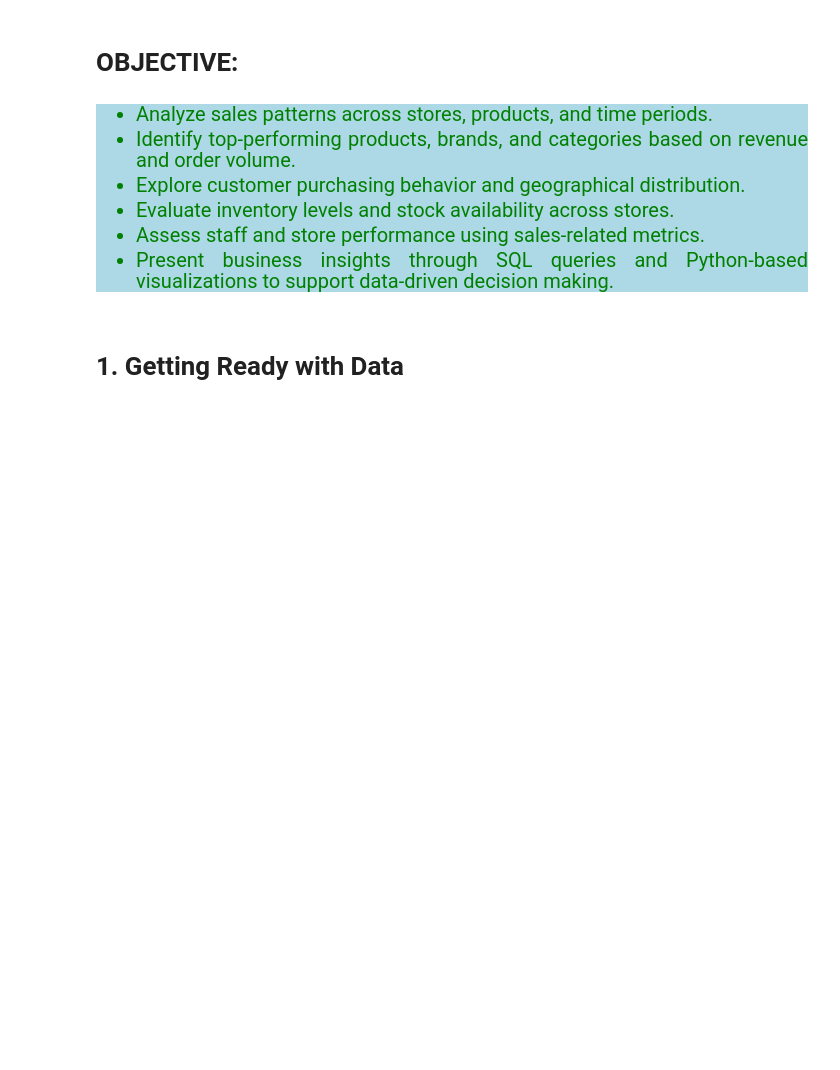
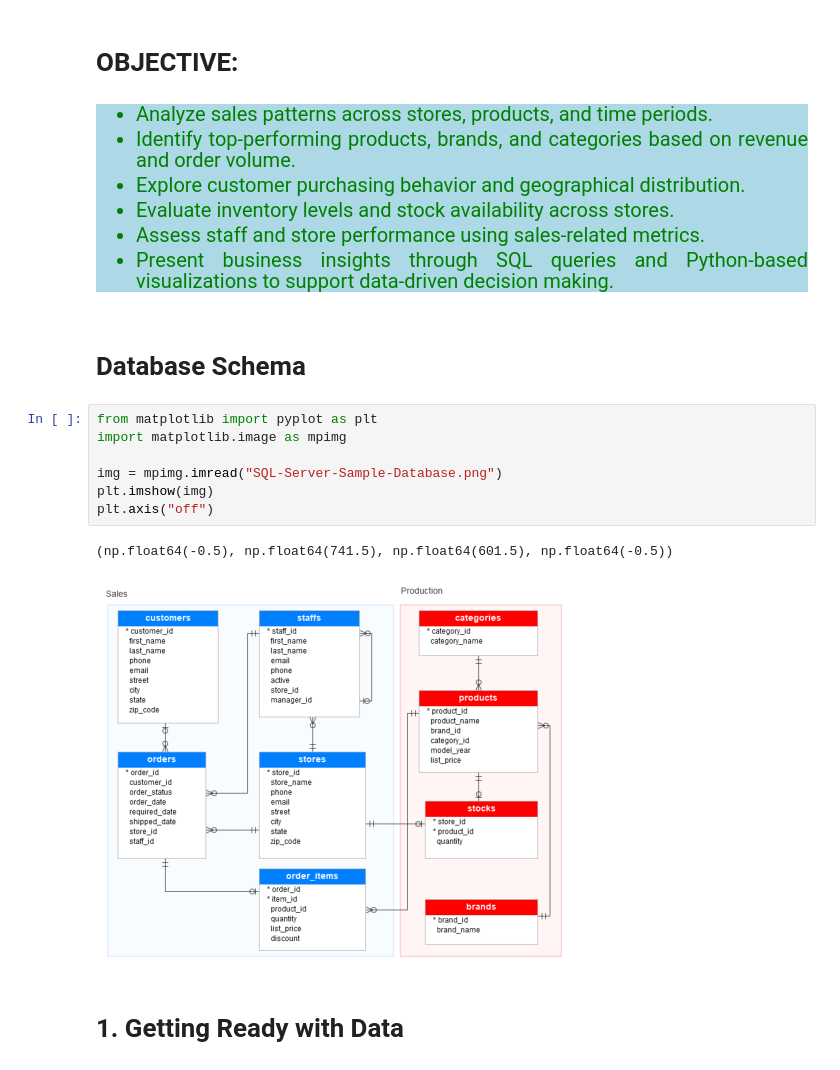
Before and after one commit to Kartika-Nidhi/Biker_Store_Analysis_SQL, a Jupyter notebook: BikeStoreAnalysisSQl.ipynb, the cells around one changed output. Drawn from its saved outputs; the diff is of its cells as text; blank space fills up the shorter version.

```diff
--- a/BikeStoreAnalysisSQl.ipynb
+++ b/BikeStoreAnalysisSQl.ipynb
@@ -19,6 +19,18 @@ The BikeStores database is a sample relational database from<u> sqlservertutoria
 <li> Present business insights through SQL queries and Python-based visualizations to support data-driven decision making.
 </ul>
 </div>
+# %% [markdown]
+# Database Schema
+# %%
+from matplotlib import pyplot as plt
+import matplotlib.image as mpimg
+
+img = mpimg.imread("SQL-Server-Sample-Database.png")
+plt.imshow(img)
+plt.axis("off")
+# %% [output]
+(np.float64(-0.5), np.float64(741.5), np.float64(601.5), np.float64(-0.5))
+[figure, added]
 # %% [markdown]
 # 1. Getting Ready with Data
 # %%
```
Also changed, not shown: parts of 46 cells of this notebook, 1 other file.
